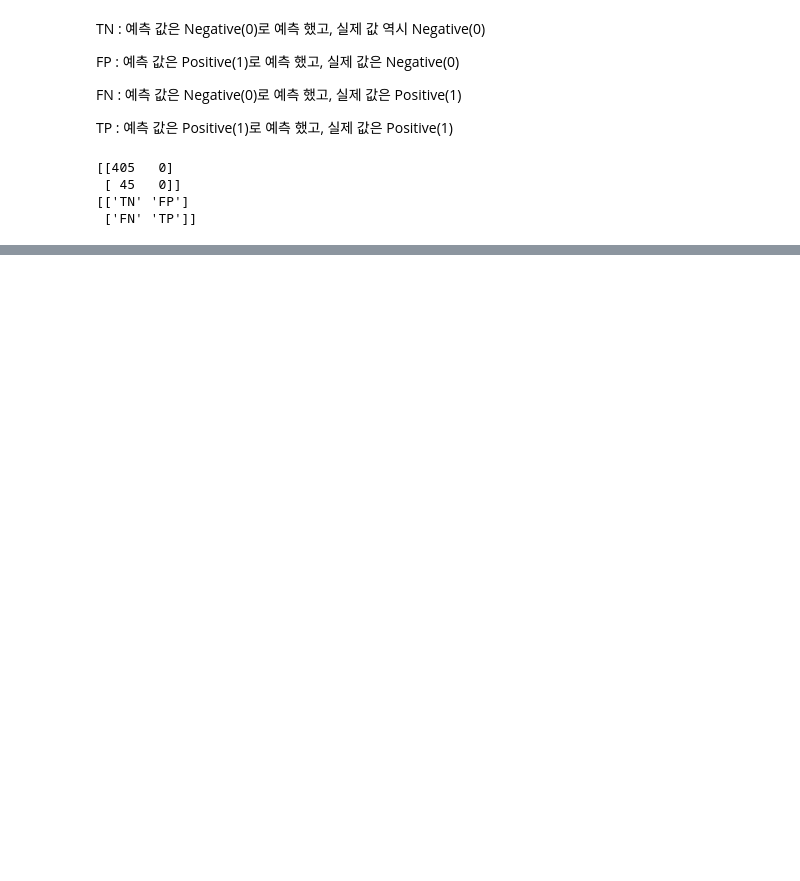
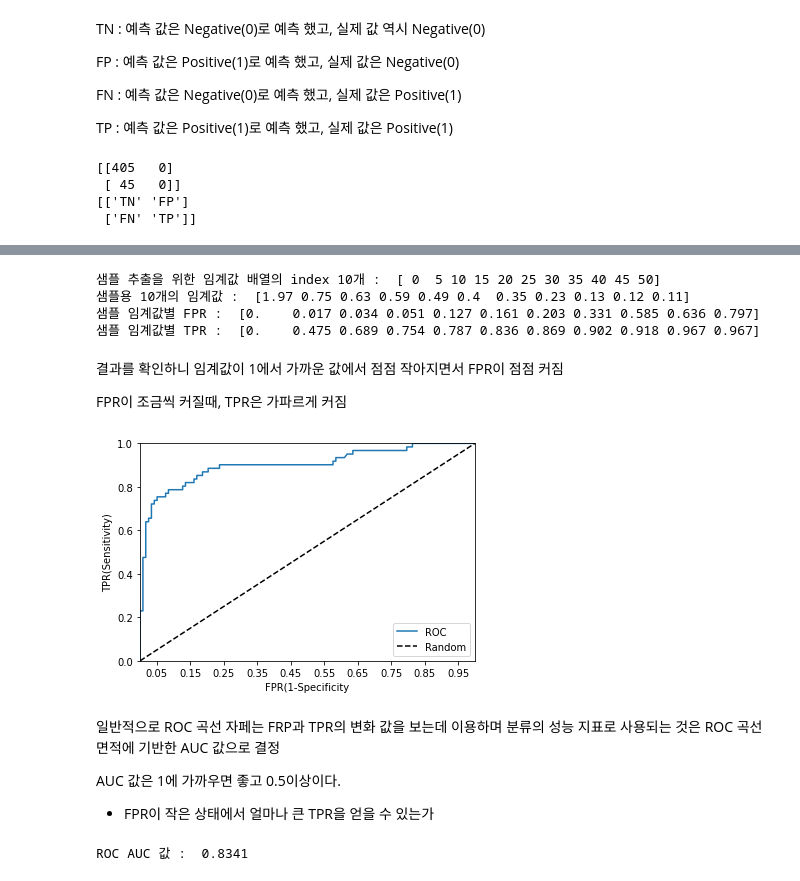
Before and after one commit to HwangHanJae/ml-definitive-guide-pratice, a Jupyter notebook: evaluation_metrics.ipynb, the cells around one changed output, grey strips where cells are left out. Drawn from its saved outputs; the diff is of its cells as text; code cells hidden in the pictures; blank space fills up the shorter version.

```diff
--- a/evaluation_metrics.ipynb
+++ b/evaluation_metrics.ipynb
@@ -169,0 +527,67 @@ confusion_matrix로 정확도, 정밀도, 재현율을 알 수 있음
+# %%
+#roc_curve() 사용
+#주요 파라미터 는 y_true, y_score : predict_proba()반환값 array에서 Positive 칼럼 예측 확률
+#반환값 : fpr, tpr, thresholds
+
+from sklearn.metrics import roc_curve
+import numpy as np
+#레이블 값이 1일 때의 예측 확률을 추출
+pred_proba_class = clf.predict_proba(X_test)[:,1]
+
+fprs, tprs, thresholds = roc_curve(y_test, pred_proba_class)
+#반환된 임계값 배열로우가 47건이므로 샘플로 10건만 추출하고, 임계값 5 Step으로 추출
+thr_index = np.arange(0, thresholds.shape[0], 5)
+print("샘플 추출을 위한 임계값 배열의 index 10개 : ",thr_index)
+print("샘플용 10개의 임계값 : ", np.round(thresholds[thr_index],2))
+
+#5 Step 단위로 추출된 임계값에 따른 FRP, TPR 값
+print("샘플 임계값별 FPR : ", np.round(fprs[thr_index],3))
+print("샘플 임계값별 TPR : ", np.round(tprs[thr_index],3))
+# %% [output]
+샘플 추출을 위한 임계값 배열의 index 10개 :  [ 0  5 10 15 20 25 30 35 40 45 50]
+샘플용 10개의 임계값 :  [1.97 0.75 0.63 0.59 0.49 0.4  0.35 0.23 0.13 0.12 0.11]
+샘플 임계값별 FPR :  [0.    0.017 0.034 0.051 0.127 0.161 0.203 0.331 0.585 0.636 0.797]
+샘플 임계값별 TPR :  [0.    0.475 0.689 0.754 0.787 0.836 0.869 0.902 0.918 0.967 0.967]
+# %% [markdown]
+결과를 확인하니 임계값이 1에서 가까운 값에서 점점 작아지면서 FPR이 점점 커짐
+
+FPR이 조금씩 커질때, TPR은 가파르게 커짐
+# %%
+#ROC 커브를 시각화
+import matplotlib.pyplot as plt
+
+def roc_curve_plot(y_test, pred_proba_c1):
+  #임계값에 따른 FPR, TPR 값 반환받음
+  fprs, tprs, thresholds = roc_curve(y_test, pred_proba_c1)
+  #ROC 곡선을 그래프 곡선으로 그림
+  plt.plot(fprs, tprs, label="ROC")
+  #가운데 대각선 그림
+  plt.plot([0,1],[0,1],'k--',label='Random')
+
+
+  #FPR X축의 Scale을 0.1 단위로 변경 X,Y축 명 설정
+  start, end = plt.xlim()
+  plt.xticks(np.round(np.arange(start, end, 0.1),2))
+  plt.xlim(0,1)
+  plt.ylim(0,1)
+  plt.xlabel("FPR(1-Specificity")
+  plt.ylabel("TPR(Sensitivity)")
+  plt.legend()
+
+roc_curve_plot(y_test, pred_proba[:, 1])
+# %% [output]
+[figure, added]
+# %% [markdown]
+일반적으로 ROC 곡선 자페는 FRP과 TPR의 변화 값을 보는데 이용하며 분류의 성능 지표로 사용되는 것은 ROC 곡선 면적에 기반한 AUC 값으로 결정
+
+AUC 값은 1에 가까우면 좋고 0.5이상이다.
+- FPR이 작은 상태에서 얼마나 큰 TPR을 얻을 수 있는가
+# %%
+from sklearn.metrics import roc_auc_score
+
+pred = clf.predict(X_test)
+pred_proba = clf.predict_proba(X_test)
+roc_score = roc_auc_score(y_test, pred)
+print("ROC AUC 값 : ",round(roc_score, 4))
+# %% [output]
+ROC AUC 값 :  0.8341
```
Also changed, not shown: parts of 28 cells of this notebook.
